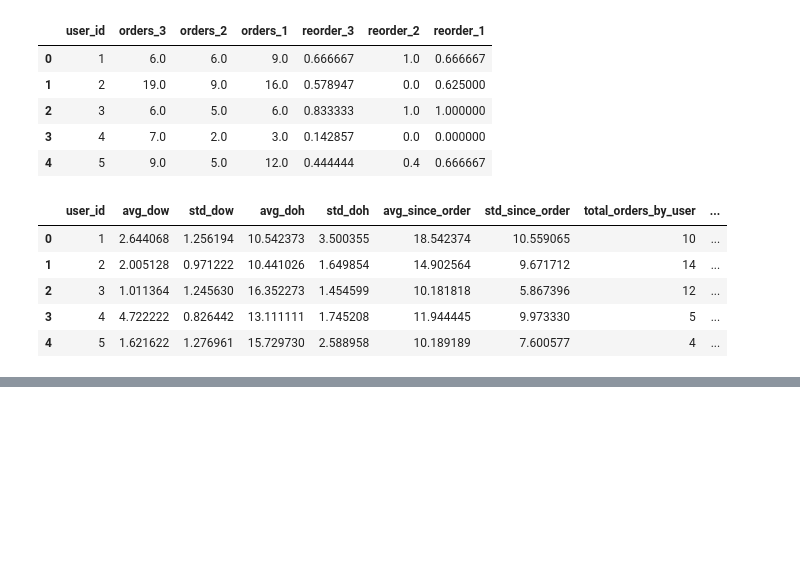
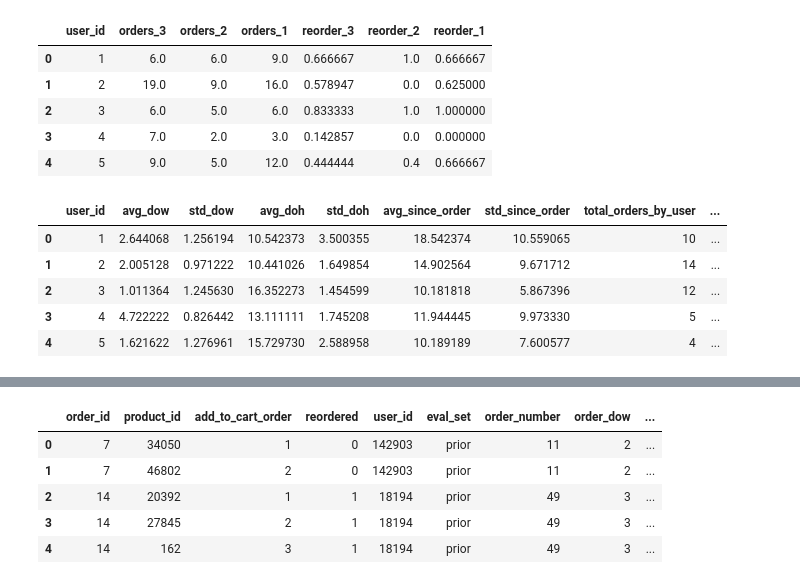
Before and after one commit to japoeder/Basket-Analysis, a Jupyter notebook: 4) Feature Engineering.ipynb, the cells around one changed output, grey strips where cells are left out. Saved outputs shown, nothing was run; the diff lists cells and outputs as text; code cells hidden in the pictures; blank space fills up the shorter version.

Commit message:
customer by product level metrics.

```diff
--- a/4) Feature Engineering.ipynb
+++ b/4) Feature Engineering.ipynb
@@ -213,0 +249,10 @@ cust_feats.head()
+# %%
+last_orders = prior_df.merge(last_three_orders, on = ['user_id', 'order_number'], how = 'inner')
+last_orders.head()
+# %% [output]
+|  | order_id | product_id | add_to_cart_order | reordered | user_id | eval_set | order_number | order_dow | ... |
+| 0 | 7 | 34050 | 1 | 0 | 142903 | prior | 11 | 2 | ... |
+| 1 | 7 | 46802 | 2 | 0 | 142903 | prior | 11 | 2 | ... |
+| 2 | 14 | 20392 | 1 | 1 | 18194 | prior | 49 | 3 | ... |
+| 3 | 14 | 27845 | 2 | 1 | 18194 | prior | 49 | 3 | ... |
+| 4 | 14 | 162 | 3 | 1 | 18194 | prior | 49 | 3 | ... |
```
Also changed, not shown: parts of 9 cells of this notebook.
